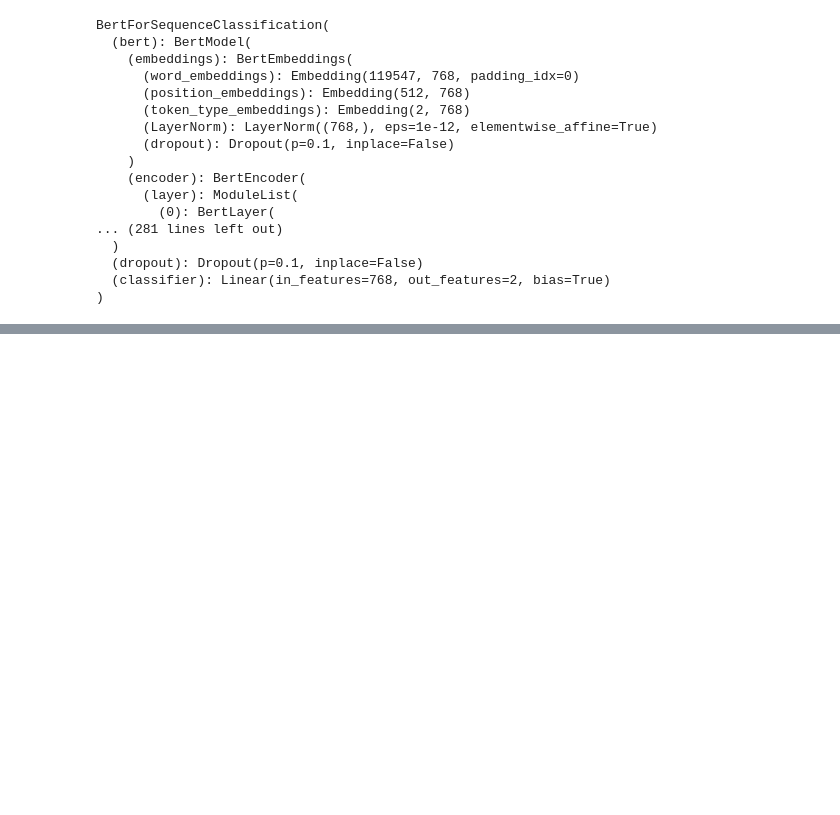
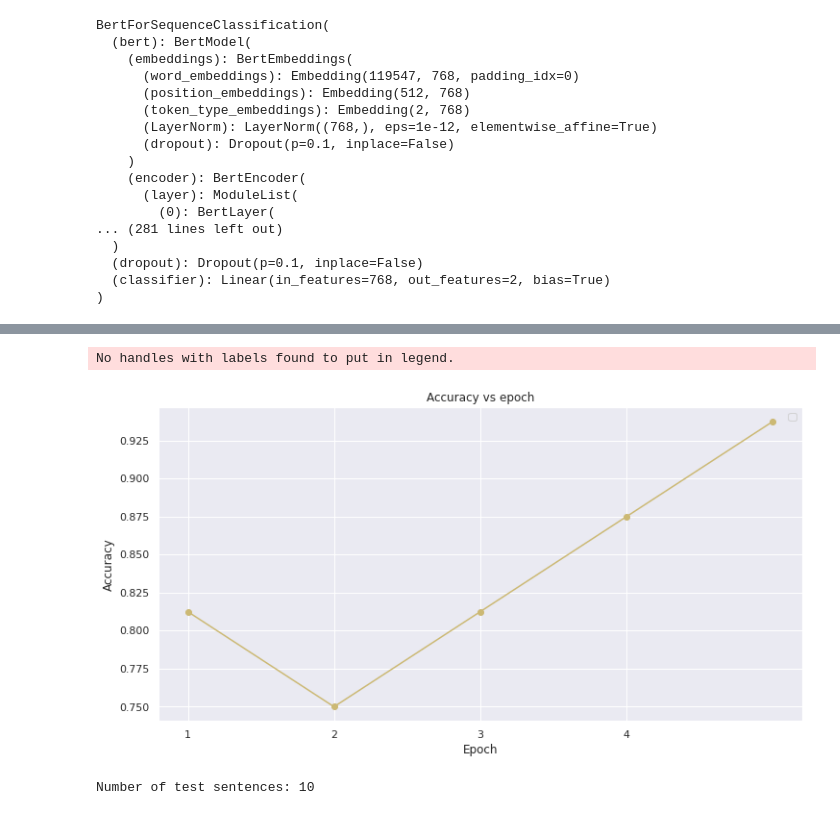
Before and after one commit to datoad4510/chatbot, a Jupyter notebook: orion.ipynb, the cells around one changed output, grey strips where cells are left out. Drawn from its saved outputs; the diff is of its cells as text; code cells hidden in the pictures; blank space fills up the shorter version.

```diff
--- a/orion.ipynb
+++ b/orion.ipynb
@@ -286,0 +596,62 @@ scheduler = get_linear_schedule_with_warmup(optimizer,
+# %%
+# სიზუსტის გრაფიკი
+plt.rcParams["figure.figsize"] = (12,6)
+
+
+plt.plot(df_stats['Valid. Accur.'], 'y-o')
+
+
+plt.title("Accuracy vs epoch")
+plt.xlabel("Epoch")
+plt.ylabel("Accuracy")
+plt.legend()
+plt.xticks(range(1,epochs))
+
+plt.show()
+# %% [output]
+No handles with labels found to put in legend.
+[figure, added]
+# %%
+import pandas as pd
+
+df = pd.read_csv("labeled_sentences_test.csv")
+print('Number of test sentences: {:,}\n'.format(df.shape[0]))
+
+sentences = df.sentence.values
+labels = df.label.values
+
+input_ids = []
+attention_masks = []
+
+# For every sentence...
+for sent in sentences:
+    encoded_dict = tokenizer.encode_plus(
+                        sent,                      # წინადადება რომლის ენკოდინგიც გვინდა
+                        add_special_tokens = True, # დაამატოს '[CLS]' და '[SEP]' ტოკენები
+                        max_length = 64,           # გააკეთოს პადინგი და დიდ წინადადებებს ჩამოაჭრას ბოლოები
+                        pad_to_max_length = True,
+                        return_attention_mask = True,   # შექმნას ყურადღების masks-ები
+                        return_tensors = 'pt',     # დააბრუნოს pytorch-ის ტენზორები
+                        truncation=True,
+                   )
+
+
+    input_ids.append(encoded_dict['input_ids'])
+
+
+    attention_masks.append(encoded_dict['attention_mask'])
+
+# ვაქციოთ სიები ტენზორებად
+input_ids = torch.cat(input_ids, dim=0)
+attention_masks = torch.cat(attention_masks, dim=0)
+labels = torch.tensor(labels)
+
+
+batch_size = 32
+
+# DataLoader შევქმნათ
+prediction_data = TensorDataset(input_ids, attention_masks, labels)
+prediction_sampler = SequentialSampler(prediction_data)
+prediction_dataloader = DataLoader(prediction_data, sampler=prediction_sampler, batch_size=batch_size)
+# %% [output]
+Number of test sentences: 10
```
Also changed, not shown: parts of 24 cells of this notebook, 2 other files.
